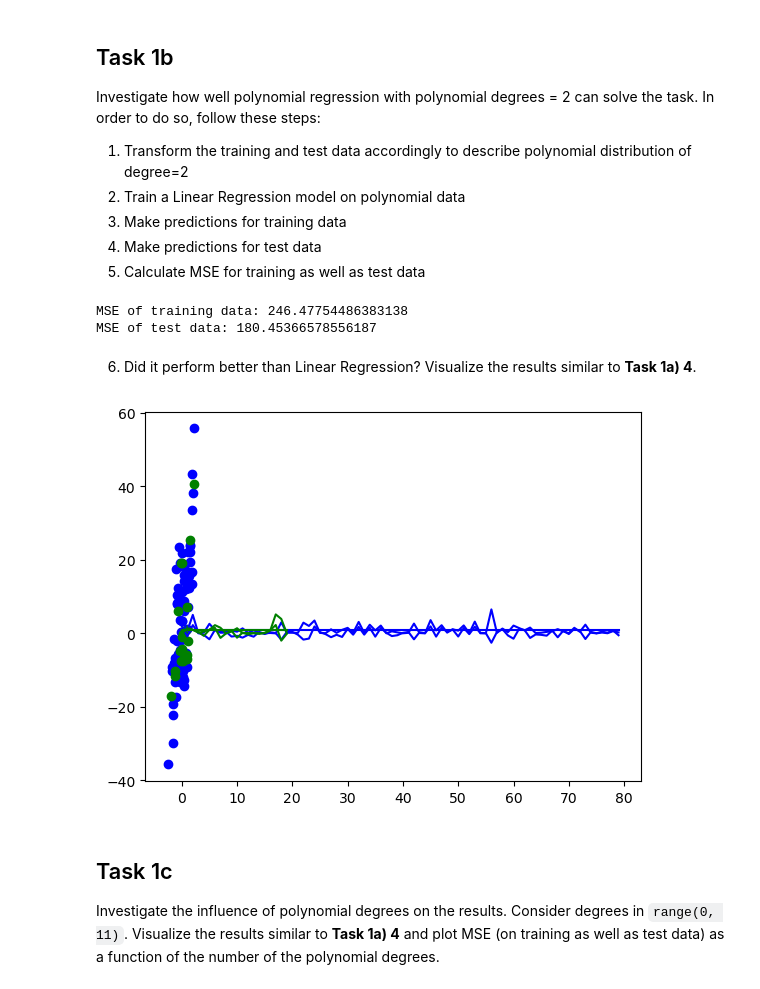
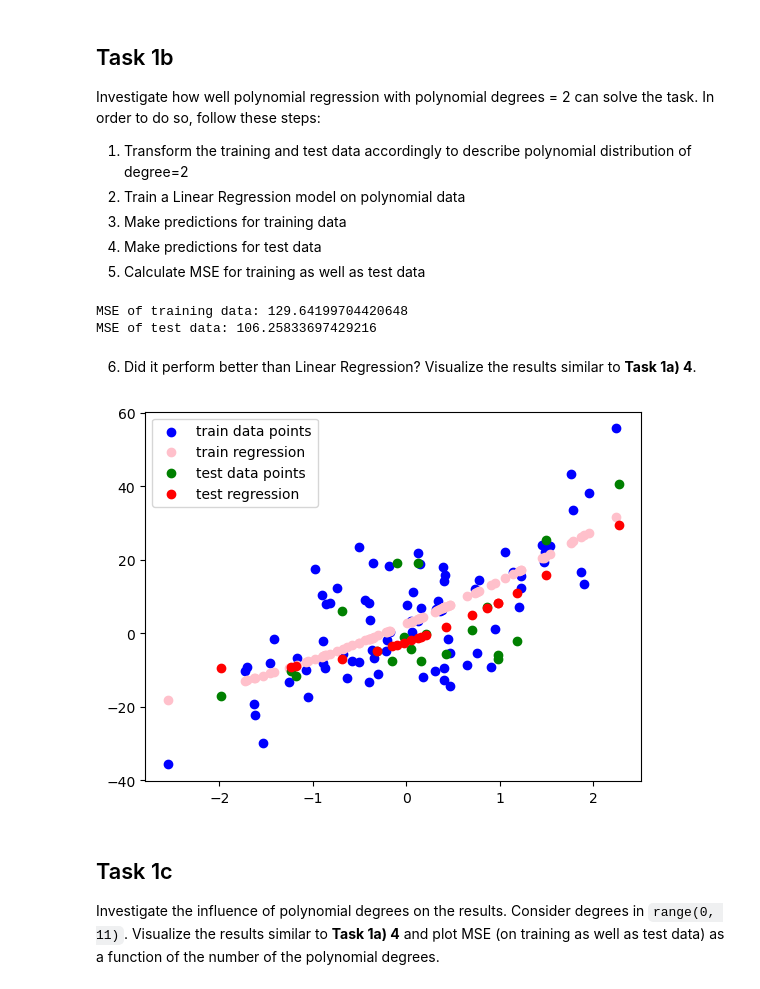
Before and after one commit to vegger/MLDM, a Jupyter notebook: labs/L04_Polynomial_and_Logistic_Regression_LAB_ASSIGNMENT.ipynb, the cells around one changed output. Cells and saved outputs as stored; diff of their text form; code cells hidden in the pictures.

```diff
--- a/labs/L04_Polynomial_and_Logistic_Regression_LAB_ASSIGNMENT.ipynb
+++ b/labs/L04_Polynomial_and_Logistic_Regression_LAB_ASSIGNMENT.ipynb
@@ -84,16 +94,18 @@ def poly_regression(train_data, test_data, degree):
 # %%
-y_pred_train_poly, y_pred_test_poly, mse_train_poly, mse_test_poly = poly_regression(X_train, X_test, 2)
+y_pred_train_poly, y_pred_test_poly, mse_train_poly, mse_test_poly = poly_regression(X_train, y_train, X_test, y_test, 2)
 print(f"MSE of training data: {mse_train_poly}")
 print(f"MSE of test data: {mse_test_poly}")
 # %% [output]
-MSE of training data: 246.47754486383138
-MSE of test data: 180.45366578556187
+MSE of training data: 129.64199704420648
+MSE of test data: 106.25833697429216
 # %% [markdown]
 6. Did it perform better than Linear Regression? Visualize the results similar to **Task 1a) 4**.
-# %%
-plot_artefacts([X_train, y_train], y_pred_train_poly.transform(X_train), [X_test, y_test], y_pred_test_poly.transform(X_test))
-# %% [output]
-[figure, removed]
+# %%
+model = LinearRegression()
+model.fit(y_pred_train_poly, y_train)
+plot_artefacts([X_train, y_train], model.predict(y_pred_train_poly), [X_test, y_test], model.predict(y_pred_test_poly))
+# %% [output]
+[figure, added]
 # %% [markdown]
 ## Task 1c
 Investigate the influence of polynomial degrees on the results. Consider degrees in `range(0, 11)`. Visualize the results similar to **Task 1a) 4** and plot MSE (on training as well as test data) as a function of the number of the polynomial degrees.
```
Also changed, not shown: parts of 6 cells of this notebook.
